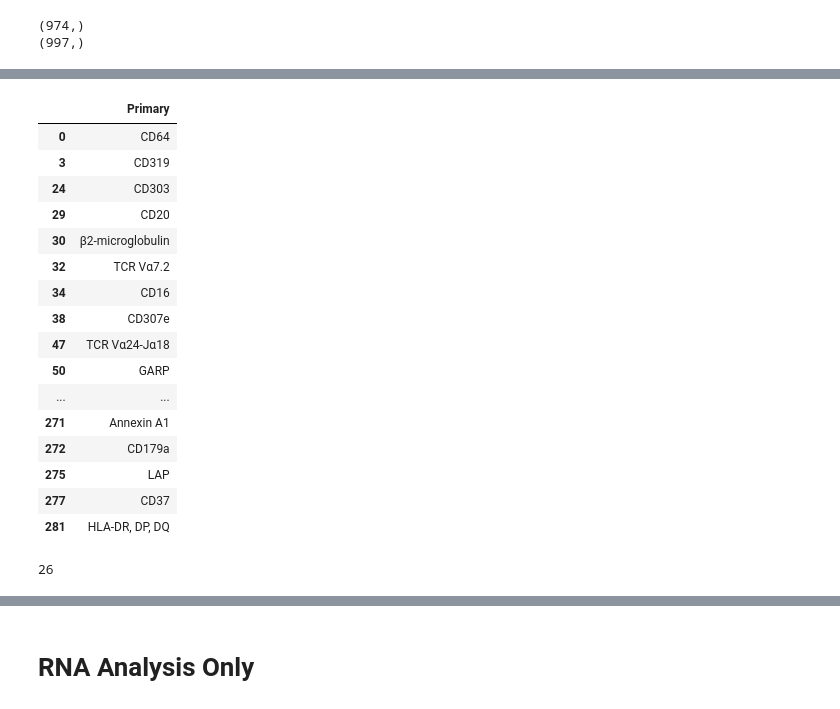
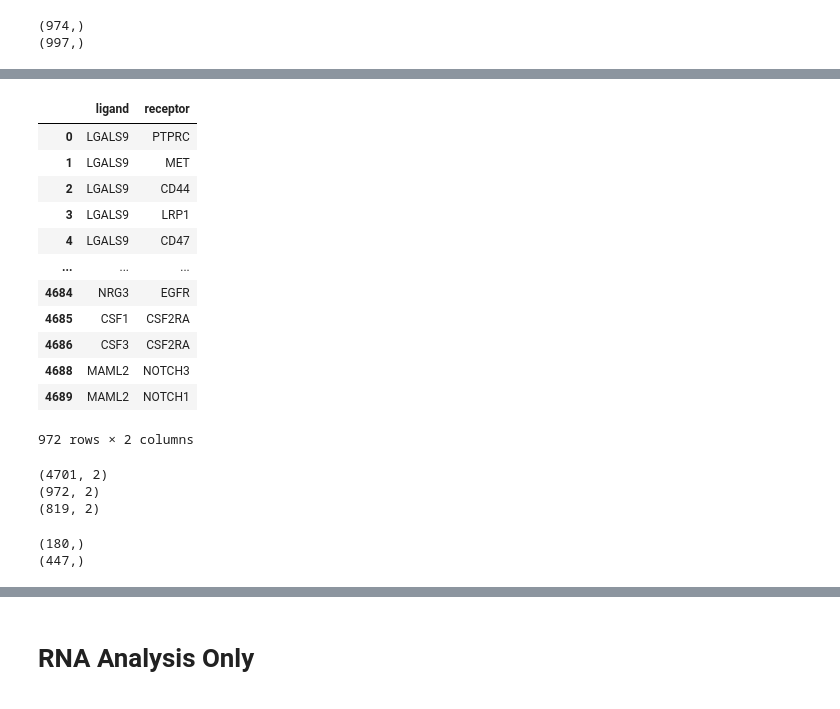
Before and after one commit to schae211/liana_spatial_cite-seq, a Jupyter notebook: read_data.ipynb, the cells around one changed output, grey strips where cells are left out. Drawn from its saved outputs; the diff is of its cells as text; code cells hidden in the pictures.

```diff
--- a/read_data.ipynb
+++ b/read_data.ipynb
@@ -361,0 +345,3 @@ translate_names = {
+# %%
+matched_receptors = np.array(matched_receptors)[[s != "none" for s in matched_receptors]]
+matched_ligands = np.array(matched_ligands)[[s != "none" for s in matched_ligands]]
@@ -368,21 +373,3 @@ TypeError: only integer scalar arrays can be converted to a scalar index
 # %%
-with pd.option_context('display.max_rows', None, 'display.max_columns', None):
-    display(barcodes.loc[~barcodes.matched, :].loc[:, ["Primary"]])
+#with pd.option_context('display.max_rows', None, 'display.max_columns', None):
+#    display(barcodes.loc[~barcodes.matched, :].loc[:, ["Primary"]])
-# %% [output]
-|  | Primary |
-| 0 | CD64 |
-| 3 | CD319 |
-| 24 | CD303 |
-| 29 | CD20 |
-| 30 | β2-microglobulin |
-| 32 | TCR Vα7.2 |
-| 34 | CD16 |
-| 38 | CD307e |
-| 47 | TCR Vα24-Jα18 |
-| 50 | GARP |
-| ... | ... |
-| 271 | Annexin A1 |
-| 272 | CD179a |
-| 275 | LAP |
-| 277 | CD37 |
-| 281 | HLA-DR, DP, DQ |
@@ -391,15 +376,46 @@ with pd.option_context('display.max_rows', None, 'display.max_columns', None):
-# %%
-match_bool_receptors = np.zeros(len(barcodes), dtype=bool)
-for i, row_dict in enumerate(barcodes.to_dict(orient="records")):
-    if row_dict["Primary"] in ligands:
-        match_bool_receptors[i] = True
-    else:
-        for secondary in row_dict["Alternative"]:
-            if secondary in ligands:
-                match_bool_receptors[i] = True
-match_bool_receptors.sum()
-# %% [output]
-26
+# %%
+db_subset = db.loc[np.logical_or(np.array([s in np.unique(matched_receptors) for s in db.receptor.to_numpy()]),
+                                 np.array([s in np.unique(matched_ligands) for s in db.ligand.to_numpy()]))]
+db_subset
+# %% [output]
+|  | ligand | receptor |
+| 0 | LGALS9 | PTPRC |
+| 1 | LGALS9 | MET |
+| 2 | LGALS9 | CD44 |
+| 3 | LGALS9 | LRP1 |
+| 4 | LGALS9 | CD47 |
+| ... | ... | ... |
+| 4684 | NRG3 | EGFR |
+| 4685 | CSF1 | CSF2RA |
+| 4686 | CSF3 | CSF2RA |
+| 4688 | MAML2 | NOTCH3 |
+| 4689 | MAML2 | NOTCH1 |
+972 rows × 2 columns
+# %%
+print(db.shape)
+
+db_subset = db.loc[np.logical_or(np.array([s in np.unique(matched_receptors) for s in db.receptor.to_numpy()]),
+                                 np.array([s in np.unique(matched_ligands) for s in db.ligand.to_numpy()]))]
+print(db_subset.shape)
+
+all_genes = np.unique(db_subset.ligand.to_list() + db_subset.receptor.to_list())
+all_genes_in_rna = all_genes[[s in rna.columns for s in all_genes]]
+
+db_subset = db_subset.loc[np.logical_and(np.array([s in all_genes_in_rna for s in db_subset.receptor.to_numpy()]),
+                                         np.array([s in all_genes_in_rna for s in db_subset.ligand.to_numpy()]))]
+print(db_subset.shape)
+# %% [output]
+(4701, 2)
+(972, 2)
+(819, 2)
+# %%
+misty_predictors = np.union1d(np.unique(matched_receptors), np.unique(matched_ligands))
+print(misty_predictors.shape)
+misty_targets = np.array(list(set(list(all_genes_in_rna)) - set(list(misty_predictors))))
+print(misty_targets.shape)
+# %% [output]
+(180,)
+(447,)
 # %%
 markers = ["CD19", "CD21", "CD23"]
 fig, axs = plt.subplots(1, len(markers), figsize=(15, 5))
```
Also changed, not shown: parts of 32 cells of this notebook.
